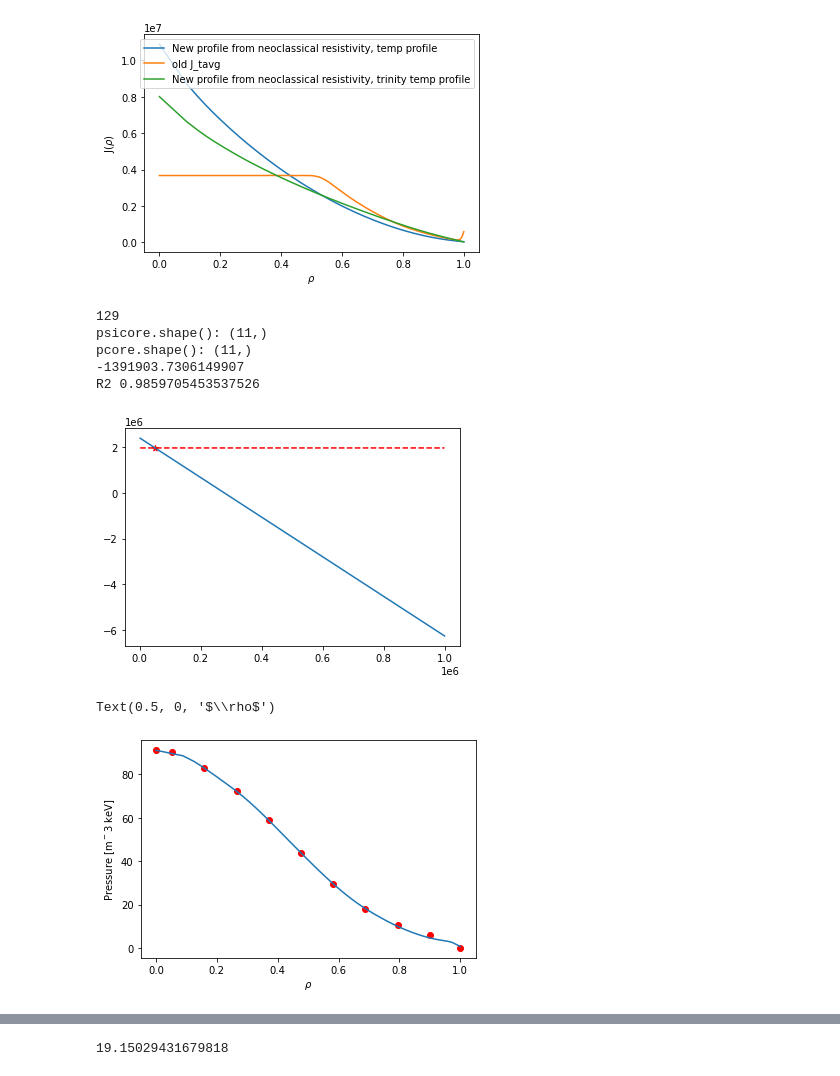
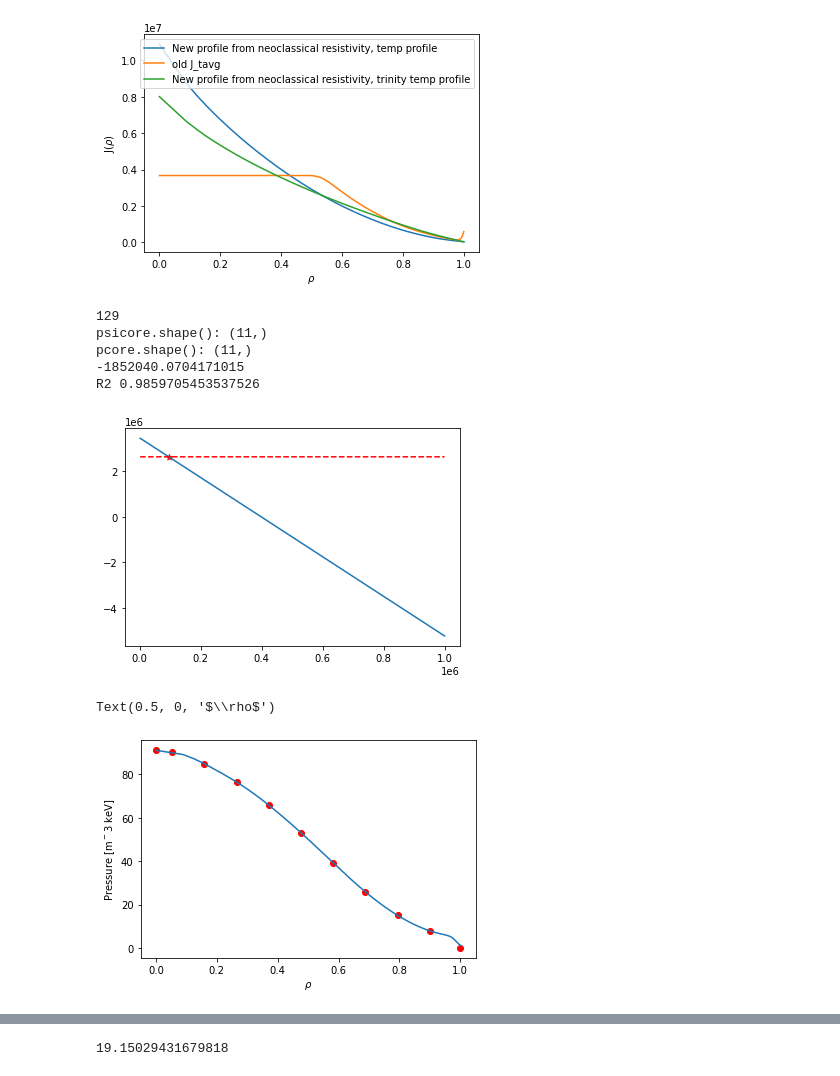
Before and after one commit to vandelij/MANTA, a Jupyter notebook: current_profile_maker_corrected_rho.ipynb, the cells around one changed output, grey strips where cells are left out. Cells and saved outputs as stored; diff of their text form; code cells hidden in the pictures.

```diff
--- a/current_profile_maker_corrected_rho.ipynb
+++ b/current_profile_maker_corrected_rho.ipynb
@@ -527,11 +527,9 @@ def tanh_matcher_2_0(x, y2, x2, y1, x1, R, n, d, b, hmin, hmax, diagnostic_flag)
 # %%
 a = 1.2 #[m]
 print(manta.rho.shape[0])
-psi_norm = np.linspace(0, 1, manta.rho.shape[0])
+psi_norm = manta.rho**2
 deg = 5
 paxis = pcore[0]
-#pcore = np.insert(pcore,[0,1],[paxis,paxis])
-#psicore = np.insert(psicore,[0,1],[0,0.001])
 psi_norm2 = psi_norm[:np.argmin(np.abs(psi_norm-0.7**2))]
 psi_norm3 = psi_norm[np.argmin(np.abs(psi_norm-0.7**2)):]
 rho3 = np.sqrt(psi_norm3)
@@ -550,39 +548,35 @@ R = 0.29
 n = 1.65 #TODO: this was here
 d = 0.02
 b = 1.2e3
 # alpha = 50
 # hmin = 1e3
 # hmax = 1e6
 # diagnostic_flag = True
 # R = 0.23
 # n = 6
 # d = 0.02
 # b = 1.2e3
 
 
 ### Interpolating the pedestal region
 pped = tanh_matcher_2_0(rho3, pressure2[-1], rho2[-1], pressure2[-2], rho2[-2], R, n, d, b, hmin, hmax, diagnostic_flag)
 
 
 pressure2 = np.concatenate([pressure2,pped])
 psi_norm2 = np.concatenate([psi_norm2, psi_norm3])
 
-#pressure2 -= pressure2[-1]
-# Write pressure to tree for use with PRO_create
-
 factor1 = 1e3*1.6e-19*1e20
-#root['PRO_create']['SETTINGS']['PHYSICS']['Ptot_in'] = pressure2
 np.save('pressure2.npy', pressure2/factor1)
 np.save('pressure_rho', trinity_rho)
 
 pressure_trin_units = pressure2 / factor1
 # %% [output]
 129
 psicore.shape(): (11,)
 pcore.shape(): (11,)
--1391903.7306149907
+-1852040.0704171015
 R2 0.9859705453537526
-[figure, old version]
+[figure, new version]
 # %%
 plt.plot(np.sqrt(psi_norm), pressure_trin_units)
 #plt.plot(psi_norm, pressure_trin_units)
@@ -591,7 +585,7 @@ plt.ylabel(r'Pressure [m$^-3$ keV]')
 plt.xlabel(r'$\rho$')
 # %% [output]
 Text(0.5, 0, '$\\rho$')
-[figure, old version]
+[figure, new version]
 # %%
 # fit the curve to the data in the form of the density profile function
 from scipy.optimize import curve_fit
```
Also changed, not shown: parts of 8 cells of this notebook, 3 other files.
